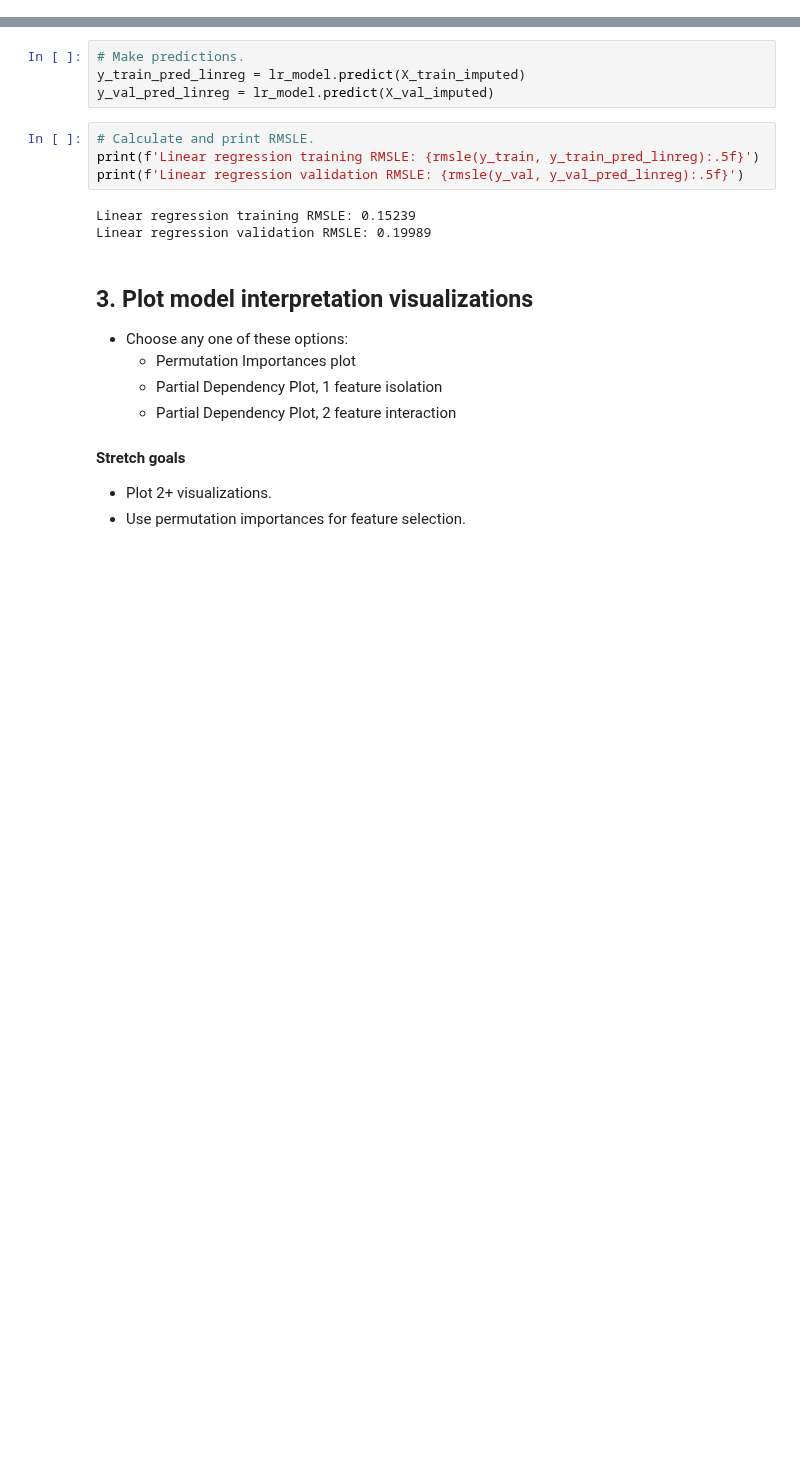
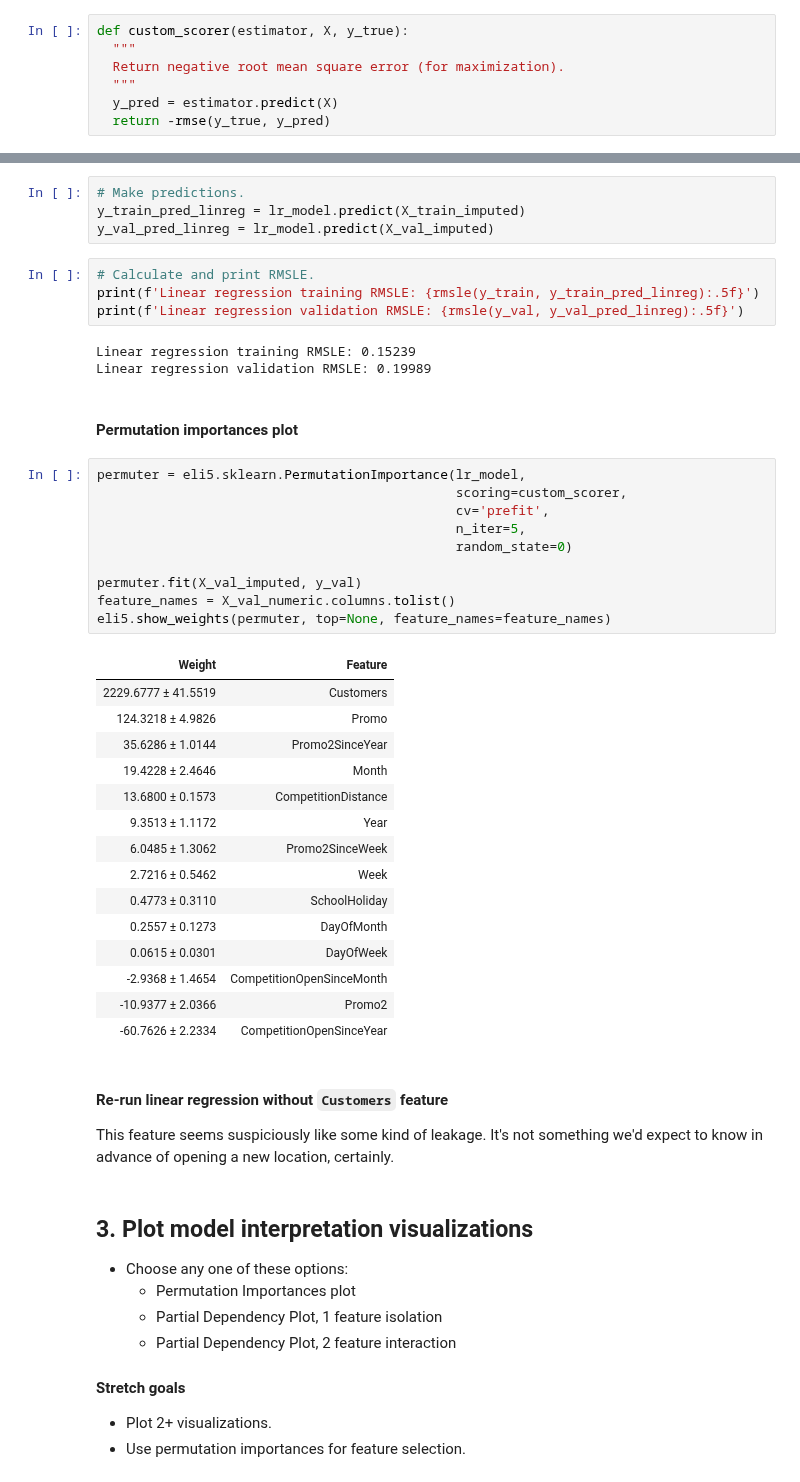
Before and after one commit to LambdaSchool/DEPRECATED-DS-Unit-2-Applied-Modeling, a Jupyter notebook: DS_Sprint_Challenge_8_Regression_2.ipynb, the cells around one changed output, grey strips where cells are left out. Drawn from its saved outputs; the diff is of its cells as text; blank space fills up the shorter version.

Commit message:
Generate permutation importances plot.

```diff
--- a/DS_Sprint_Challenge_8_Regression_2.ipynb
+++ b/DS_Sprint_Challenge_8_Regression_2.ipynb
@@ -61,6 +82,13 @@ def rmsle(y_true, y_pred):
   Calculate root mean squared log error.
   """
   return np.sqrt(mean_squared_log_error(y_true, y_pred))
+# %%
+def custom_scorer(estimator, X, y_true):
+  """
+  Return negative root mean square error (for maximization).
+  """
+  y_pred = estimator.predict(X)
+  return -rmse(y_true, y_pred)
 # %% [markdown]
 ### Load data
 # %%
@@ -380,6 +408,38 @@ print(f'Linear regression validation RMSLE: {rmsle(y_val, y_val_pred_linreg):.5f
 # %% [output]
 Linear regression training RMSLE: 0.15239
 Linear regression validation RMSLE: 0.19989
+# %% [markdown]
+#### Permutation importances plot
+# %%
+permuter = eli5.sklearn.PermutationImportance(lr_model,
+                                              scoring=custom_scorer,
+                                              cv='prefit',
+                                              n_iter=5,
+                                              random_state=0)
+
+permuter.fit(X_val_imputed, y_val)
+feature_names = X_val_numeric.columns.tolist()
+eli5.show_weights(permuter, top=None, feature_names=feature_names)
+# %% [output]
+| Weight | Feature |
+| 2229.6777 ± 41.5519 | Customers |
+| 124.3218 ± 4.9826 | Promo |
+| 35.6286 ± 1.0144 | Promo2SinceYear |
+| 19.4228 ± 2.4646 | Month |
+| 13.6800 ± 0.1573 | CompetitionDistance |
+| 9.3513 ± 1.1172 | Year |
+| 6.0485 ± 1.3062 | Promo2SinceWeek |
+| 2.7216 ± 0.5462 | Week |
+| 0.4773 ± 0.3110 | SchoolHoliday |
+| 0.2557 ± 0.1273 | DayOfMonth |
+| 0.0615 ± 0.0301 | DayOfWeek |
+| -2.9368 ± 1.4654 | CompetitionOpenSinceMonth |
+| -10.9377 ± 2.0366 | Promo2 |
+| -60.7626 ± 2.2334 | CompetitionOpenSinceYear |
+# %% [markdown]
+#### Re-run linear regression without `Customers` feature
+
+This feature seems suspiciously like some kind of leakage. It's not something we'd expect to know in advance of opening a new location, certainly.
 # %% [markdown]
 ## 3. Plot model interpretation visualizations
 - Choose any one of these options:
```
Also changed, not shown: parts of 3 cells of this notebook.
